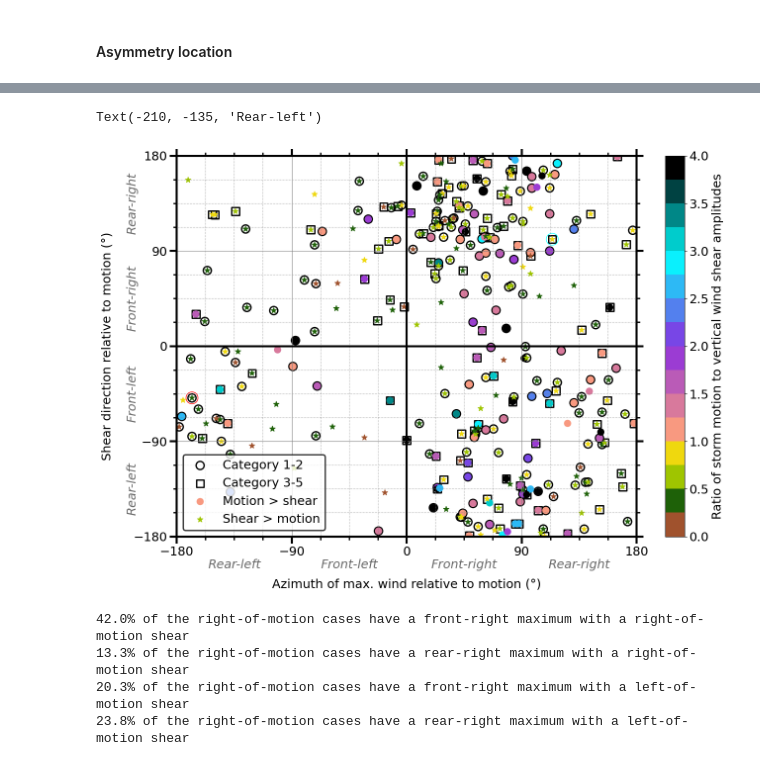
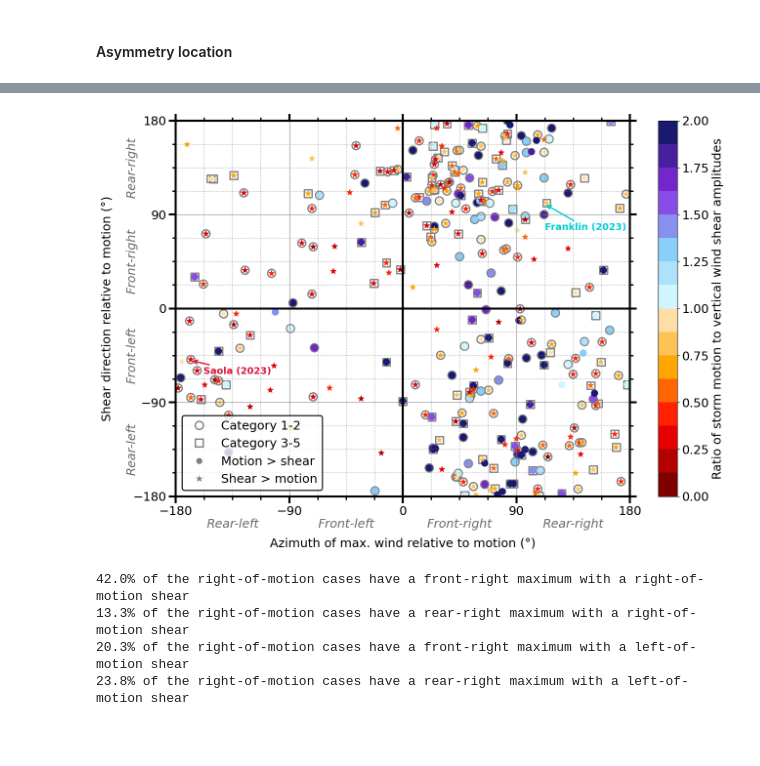
Before and after one commit to Arthur117/TCsLifeMonitFromObs, a Jupyter notebook: winddirection/PRJCT_TCBL/02_ASYMM_SHEAR_MOTION.ipynb, the cells around one changed output, grey strips where cells are left out. Saved outputs shown, nothing was run; the diff lists cells and outputs as text; code cells hidden in the pictures; blank space fills up the shorter version.

```diff
--- a/winddirection/PRJCT_TCBL/02_ASYMM_SHEAR_MOTION.ipynb
+++ b/winddirection/PRJCT_TCBL/02_ASYMM_SHEAR_MOTION.ipynb
@@ -863,9 +866,9 @@ shr_cmap
 # %%
 mot_colors = [
-    'lightsalmon',
+    'lightcyan',
+    'lightskyblue',
     'blueviolet',
-    'cyan',
-    'black'
+    'midnightblue'
 ]
 
 # Étape 2: Créer la colormap
@@ -880,12 +883,13 @@ mot_cmap
 # Step 1: Combine the data and define the full data range
 all_data = np.concatenate([dsa_shr.storm_speed_ibt / dsa_shr.vws_pmd, dsa_mot.storm_speed_ibt / dsa_mot.vws_pmd])
 vmin_full = 0
-vmax_full = 4
+# vmax_full = 4
+vmax_full = 2
 
 # Step 2: Create a single, unified colormap
 # We'll use the ratio of the range of each colormap to the total range
-ratio_shr = 1 / (vmax_full - vmin_full) # Range 0-1
-ratio_mot = (4 - 1) / (vmax_full - vmin_full) # Range 1-3
+ratio_shr = 1 / (vmax_full - vmin_full) # Range vmin_full-1
+ratio_mot = (vmax_full - 1) / (vmax_full - vmin_full) # Range 1-vmax_full
 
 new_colors = np.vstack([
     shr_cmap(np.linspace(0, 1, int(ratio_shr * 256))), # Adjust for resolution
@@ -919,7 +923,7 @@ plt.scatter(
     xr.where((cat12.wsd_pmd - cat12.storm_dir_adjusted) % 360 < 180, (cat12.wsd_pmd - cat12.storm_dir_adjusted) % 360, (cat12.wsd_pmd - cat12.storm_dir_adjusted) % 360 - 360),
     marker='o',  # Cercle
     facecolors='none',  # Pas de remplissage
-    edgecolors='black', # Bordure noire
+    edgecolors='grey', # Bordure noire
     linewidths=2,
     s=140, # Taille ajustée pour la visibilité
     label='Category 1-2'
@@ -930,7 +934,7 @@ plt.scatter(
     xr.where((cat35.wsd_pmd - cat35.storm_dir_adjusted) % 360 < 180, (cat35.wsd_pmd - cat35.storm_dir_adjusted) % 360, (cat35.wsd_pmd - cat35.storm_dir_adjusted) % 360 - 360),
     marker='s', # Carré
     facecolors='none',
-    edgecolors='black',
+    edgecolors='grey',
     linewidths=2,
     s=130,
     label='Category 3-5'
@@ -939,22 +943,40 @@ plt.scatter(
 ##################
 
 # Cases
-plt.scatter(
-    xr.where(np.rad2deg(A.phs_max) < 180, np.rad2deg(A.phs_max), np.rad2deg(A.phs_max) - 360),\
-    xr.where((A.wsd_pmd - A.storm_dir_adjusted) % 360 < 180, (A.wsd_pmd - A.storm_dir_adjusted) % 360, (A.wsd_pmd - A.storm_dir_adjusted) % 360 - 360), \
-    marker='o',  # Cercle
-    facecolors='none',  # Pas de remplissage
-    edgecolors='cyan', # Bordure noire
-    s= 300,
-)
-plt.scatter(
-    xr.where(np.rad2deg(B.phs_max) < 180, np.rad2deg(B.phs_max), np.rad2deg(B.phs_max) - 360),\
-    xr.where((B.wsd_pmd - B.storm_dir_adjusted) % 360 < 180, (B.wsd_pmd - B.storm_dir_adjusted) % 360, (B.wsd_pmd - B.storm_dir_adjusted) % 360 - 360), \
-    marker='o',  # Cercle
-    facecolors='none',  # Pas de remplissage
-    edgecolors='r', # Bordure noire
-    s= 300,
-)
+# plt.scatter(
+#     xr.where(np.rad2deg(A.phs_max) < 180, np.rad2deg(A.phs_max), np.rad2deg(A.phs_max) - 360),\
+#     xr.where((A.wsd_pmd - A.storm_dir_adjusted) % 360 < 180, (A.wsd_pmd - A.storm_dir_adjusted) % 360, (A.wsd_pmd - A.storm_dir_adjusted) % 360 - 360), \
+#     marker='o',  # Cercle
+#     facecolors='none',  # Pas de remplissage
+#     edgecolors='cyan', # Bordure noire
+#     s= 300,
+# )
+# plt.scatter(
+#     xr.where(np.rad2deg(B.phs_max) < 180, np.rad2deg(B.phs_max), np.rad2deg(B.phs_max) - 360),\
+#     xr.where((B.wsd_pmd - B.storm_dir_adjusted) % 360 < 180, (B.wsd_pmd - B.storm_dir_adjusted) % 360, (B.wsd_pmd - B.storm_dir_adjusted) % 360 - 360), \
+#     marker='o',  # Cercle
+#     facecolors='none',  # Pas de remplissage
+#     edgecolors='r', # Bordure noire
+#     s= 300,
+# )
+
+# Pour le Cas A (Cyan)
+plt.annotate('Franklin (2023)',
+             xy=(112.5, 100),
+             xytext=(112.5 , 100 - 25),
+             arrowprops=dict(arrowstyle='->', color='darkturquoise', lw=2),
+             color='darkturquoise', fontweight='bold',
+             fontsize=14)
+
+# Pour le Cas B (Rouge)
+plt.annotate('Saola (2023)',
+             xy=(-168, -50),
+             xytext=(-158 , -50 - 10),
+             arrowprops=dict(arrowstyle='->', color='crimson', lw=2),
+             color='crimson', fontweight='bold',
+             fontsize=14,
+             ha='left',
+             va='center')
 
 
 # Motion dominates over shear
@@ -994,7 +1016,15 @@ plt.colorbar(label='Ratio of storm motion to vertical wind shear amplitudes')
 plt.xlabel('Azimuth of max. wind relative to motion (°)', labelpad=30)
 plt.ylabel('Shear direction relative to motion (°)',      labelpad=30)
 
-legend = plt.legend(frameon=True)
+legend_elements = [
+    Line2D([0], [0], marker='o', color='w', label='Category 1-2',   markerfacecolor='none', markeredgecolor='grey', markersize=12, markeredgewidth=2),
+    Line2D([0], [0], marker='s', color='w', label='Category 3-5',   markerfacecolor='none', markeredgecolor='grey', markersize=12, markeredgewidth=2),
+    Line2D([0], [0], marker='o', color='w', label='Motion > shear', markerfacecolor='grey', markersize=10),
+    Line2D([0], [0], marker='*', color='w', label='Shear > motion', markerfacecolor='grey', markersize=15),
+]
+
+legend = plt.legend(handles=legend_elements, frameon=True)
+# legend = plt.legend(frameon=True)
 legend.get_frame().set_edgecolor('black')
 legend.get_frame().set_linewidth(2) # Ajustez l'épaisseur au besoin
 
@@ -1021,35 +1051,34 @@ ax.tick_params(which='major', width=3, length=10) # Set tick width and length fo
 ax.tick_params(which='minor', width=2, length=5) # Set tick width and length for minor ticks
 ax.tick_params(axis='x', which='both', top=True) # Add ticks to the top x-axis
 ax.tick_params(axis='y', which='both', right=True) # Add ticks to the right y-axis
 
 # Ajouter les étiquettes de quadrants
 # x-axis
 ax.text(-135, -210, 'Rear-left',   ha='center', style='italic', color='dimgrey')
 ax.text(-45,  -210, 'Front-left',  ha='center', style='italic', color='dimgrey')
 ax.text(45,   -210, 'Front-right', ha='center', style='italic', color='dimgrey')
 ax.text(135,  -210, 'Rear-right',  ha='center', style='italic', color='dimgrey')
 # y-avis
 ax.text(-210, 135,  'Rear-right',  ha='right', va='center', rotation=90, style='italic', color='dimgrey')
 ax.text(-210, 45,   'Front-right', ha='right', va='center', rotation=90, style='italic', color='dimgrey')
 ax.text(-210, -45,  'Front-left',  ha='right', va='center', rotation=90, style='italic', color='dimgrey')
 ax.text(-210, -135, 'Rear-left',   ha='right', va='center', rotation=90, style='italic', color='dimgrey')
 
 # plt.scatter(
 #     (dsa_shr.wsd_pmd - dsa_shr.storm_dir_adjusted) % 360, \
 #     np.rad2deg(dsa_shr.phs_max) % 360,\
 #     c=dsa_shr.t_since_lmi_ibt / 3600,
 #     cmap=plt.get_cmap('coolwarm'),
 #     vmin=-72,
 #     vmax=72
 # )
 
 
 
 # # Save
 # plt.savefig(PTHS['sav_dir'] + 'asym_loc_SAR_max.png', bbox_inches='tight')
 # %% [output]
-Text(-210, -135, 'Rear-left')
-[figure, old version]
+[figure, new version]
 # %%
 # x = xr.where(np.rad2deg(dsa_shr.phs_max) < 180, np.rad2deg(dsa_shr.phs_max), np.rad2deg(dsa_shr.phs_max) - 360)
 # a = dsa_shr.where(x < -30, drop=True)
```
Also changed, not shown: parts of 3 cells of this notebook.
